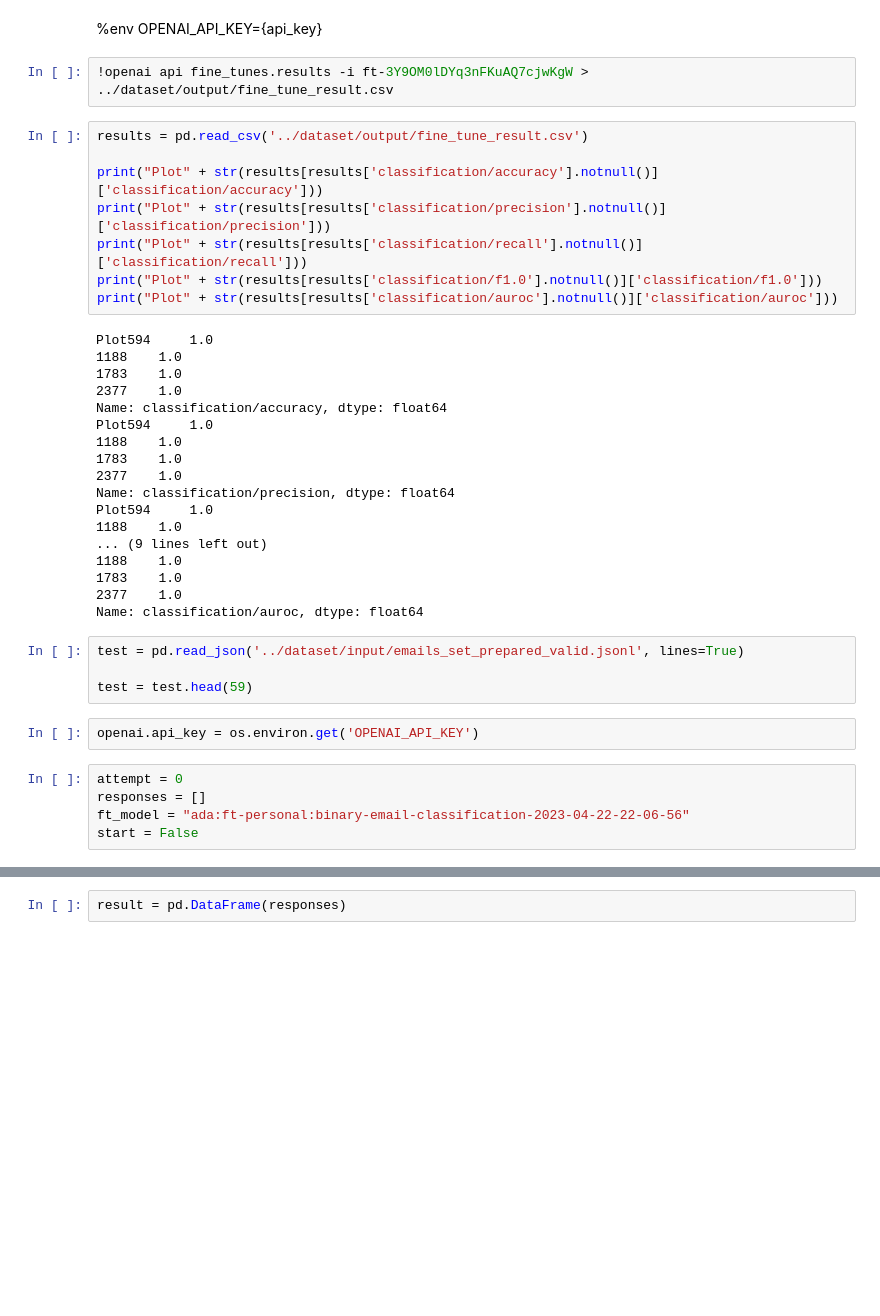
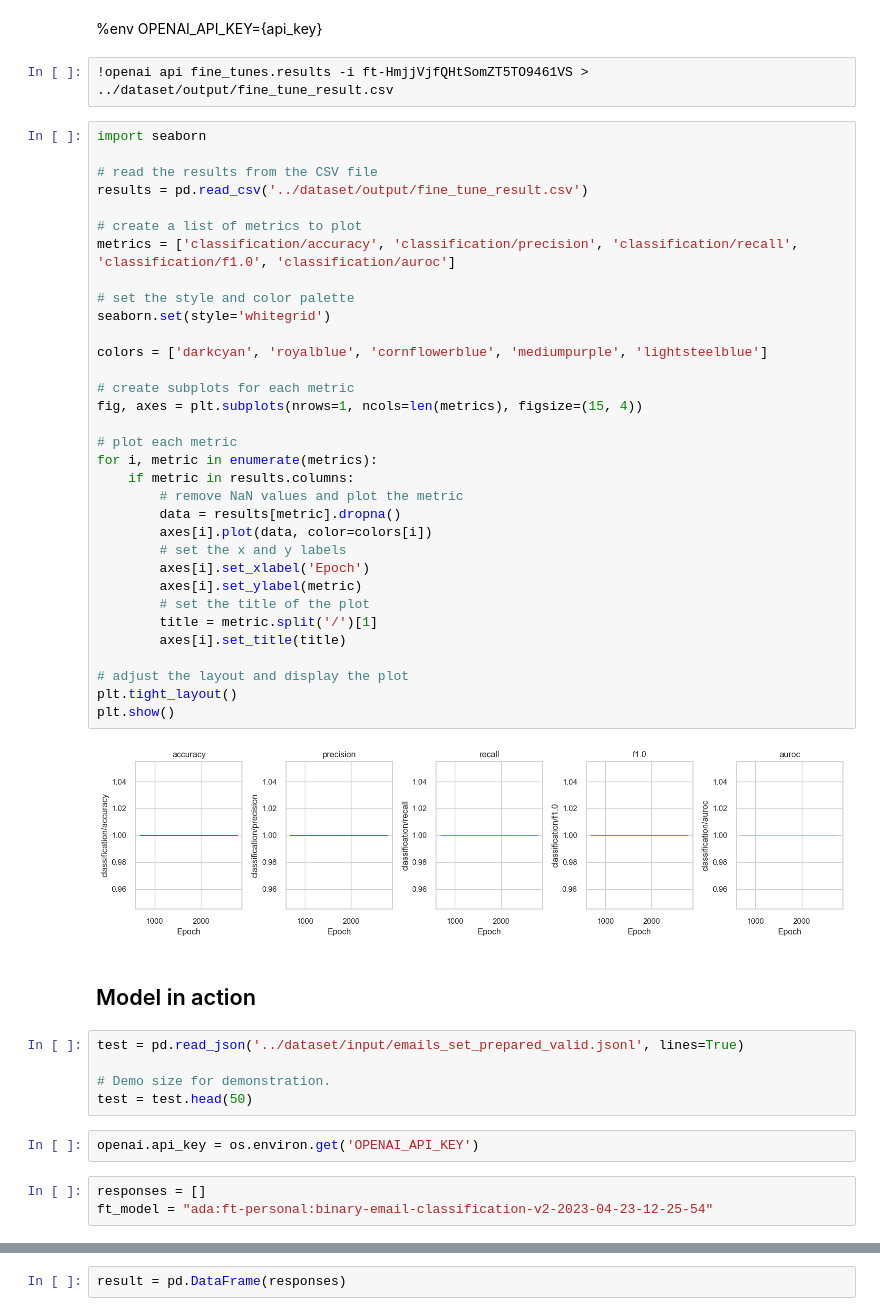
Before and after one commit to mikdrob/PhishingEmailMLModel, a Jupyter notebook: jupiter/notebook/fine_tuning_test.ipynb, the cells around one changed output, grey strips where cells are left out. Drawn from its saved outputs; the diff is of its cells as text; blank space fills up the shorter version.

Commit message:
* improve plots * compare open ai embeddings with glove embeddings

```diff
--- a/jupiter/notebook/fine_tuning_test.ipynb
+++ b/jupiter/notebook/fine_tuning_test.ipynb
@@ -10,44 +10,54 @@ from sklearn.metrics import accuracy_score, confusion_matrix, roc_curve, auc, pr
 # %% [markdown]
 %env OPENAI_API_KEY={api_key}
 # %%
-!openai api fine_tunes.results -i ft-3Y9OM0lDYq3nFKuAQ7cjwKgW > ../dataset/output/fine_tune_result.csv
+!openai api fine_tunes.results -i ft-HmjjVjfQHtSomZT5TO9461VS > ../dataset/output/fine_tune_result.csv
-# %%
-results = pd.read_csv('../dataset/output/fine_tune_result.csv')
-
-print("Plot" + str(results[results['classification/accuracy'].notnull()]['classification/accuracy']))
-print("Plot" + str(results[results['classification/precision'].notnull()]['classification/precision']))
-print("Plot" + str(results[results['classification/recall'].notnull()]['classification/recall']))
-print("Plot" + str(results[results['classification/f1.0'].notnull()]['classification/f1.0']))
-print("Plot" + str(results[results['classification/auroc'].notnull()]['classification/auroc']))
-# %% [output]
-Plot594     1.0
-1188    1.0
-1783    1.0
-2377    1.0
-Name: classification/accuracy, dtype: float64
-Plot594     1.0
-1188    1.0
-1783    1.0
-2377    1.0
-Name: classification/precision, dtype: float64
-Plot594     1.0
-1188    1.0
-... (9 lines left out)
-1188    1.0
-1783    1.0
-2377    1.0
-Name: classification/auroc, dtype: float64
+# %%
+import seaborn
+
+# read the results from the CSV file
+results = pd.read_csv('../dataset/output/fine_tune_result.csv')
+
+# create a list of metrics to plot
+metrics = ['classification/accuracy', 'classification/precision', 'classification/recall', 'classification/f1.0', 'classification/auroc']
+
+# set the style and color palette
+seaborn.set(style='whitegrid')
+
+colors = ['darkcyan', 'royalblue', 'cornflowerblue', 'mediumpurple', 'lightsteelblue']
+
+# create subplots for each metric
+fig, axes = plt.subplots(nrows=1, ncols=len(metrics), figsize=(15, 4))
+
+# plot each metric
+for i, metric in enumerate(metrics):
+    if metric in results.columns:
+        # remove NaN values and plot the metric
+        data = results[metric].dropna()
+        axes[i].plot(data, color=colors[i])
+        # set the x and y labels
+        axes[i].set_xlabel('Epoch')
+        axes[i].set_ylabel(metric)
+        # set the title of the plot
+        title = metric.split('/')[1]
+        axes[i].set_title(title)
+
+# adjust the layout and display the plot
+plt.tight_layout()
+plt.show()
+# %% [output]
+[figure, added]
+# %% [markdown]
+## Model in action
 # %%
 test = pd.read_json('../dataset/input/emails_set_prepared_valid.jsonl', lines=True)
 
-test = test.head(59)
+# Demo size for demonstration.
+test = test.head(50)
 # %%
 openai.api_key = os.environ.get('OPENAI_API_KEY')
 # %%
-attempt = 0
 responses = []
-ft_model = "ada:ft-personal:binary-email-classification-2023-04-22-22-06-56"
-start = False
+ft_model = "ada:ft-personal:binary-email-classification-v2-2023-04-23-12-25-54"
 # %%
 for index, row in test.iterrows():
     response = {}
```
Also changed, not shown: parts of 5 cells of this notebook, 9 other files.
